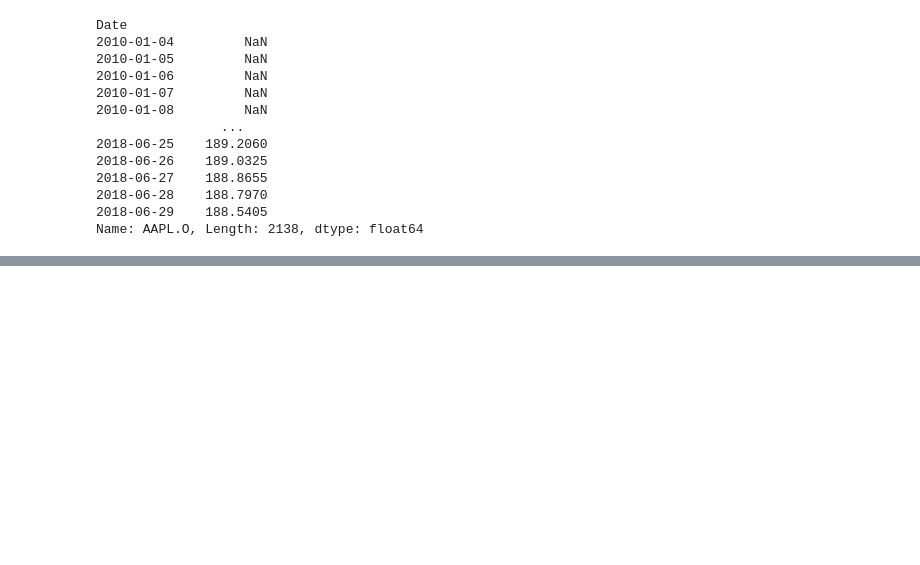
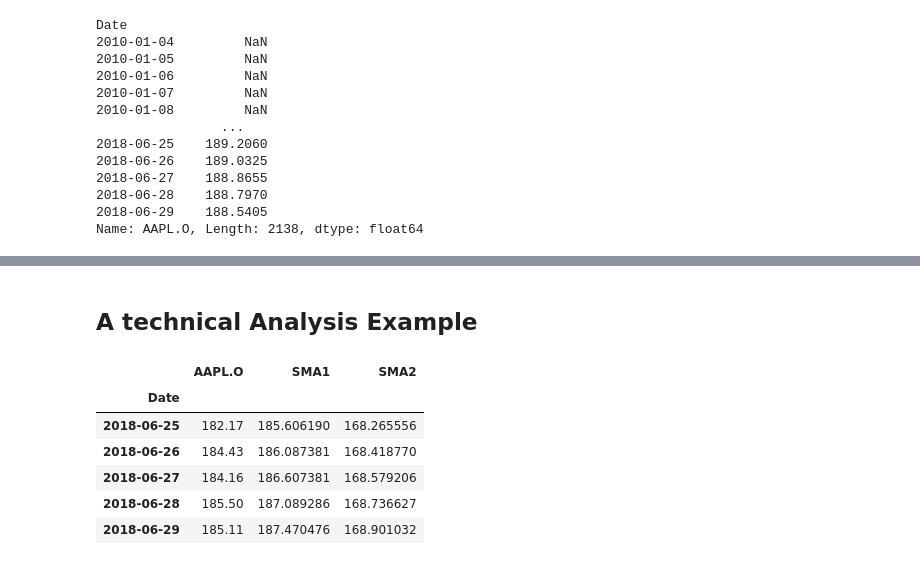
Before and after one commit to mus514/Quant-with-Python, a Jupyter notebook: financial_time_series.ipynb, the cells around one changed output, grey strips where cells are left out. Drawn from its saved outputs; the diff is of its cells as text; code cells hidden in the pictures; blank space fills up the shorter version.

```diff
--- a/financial_time_series.ipynb
+++ b/financial_time_series.ipynb
@@ -248,0 +247,14 @@ df.ewm(alpha=0.5).mean()
+# %% [markdown]
+## A technical Analysis Example
+# %%
+data['SMA1'] = data[sym].rolling(window=42).mean()
+data['SMA2'] = data[sym].rolling(window=252).mean()
+data[[sym, 'SMA1', 'SMA2']].tail()
+# %% [output]
+|  | AAPL.O | SMA1 | SMA2 |
+| Date |  |  |  |
+| 2018-06-25 | 182.17 | 185.606190 | 168.265556 |
+| 2018-06-26 | 184.43 | 186.087381 | 168.418770 |
+| 2018-06-27 | 184.16 | 186.607381 | 168.579206 |
+| 2018-06-28 | 185.50 | 187.089286 | 168.736627 |
+| 2018-06-29 | 185.11 | 187.470476 | 168.901032 |
```
Also changed, not shown: parts of 18 cells of this notebook, 1 other file.
